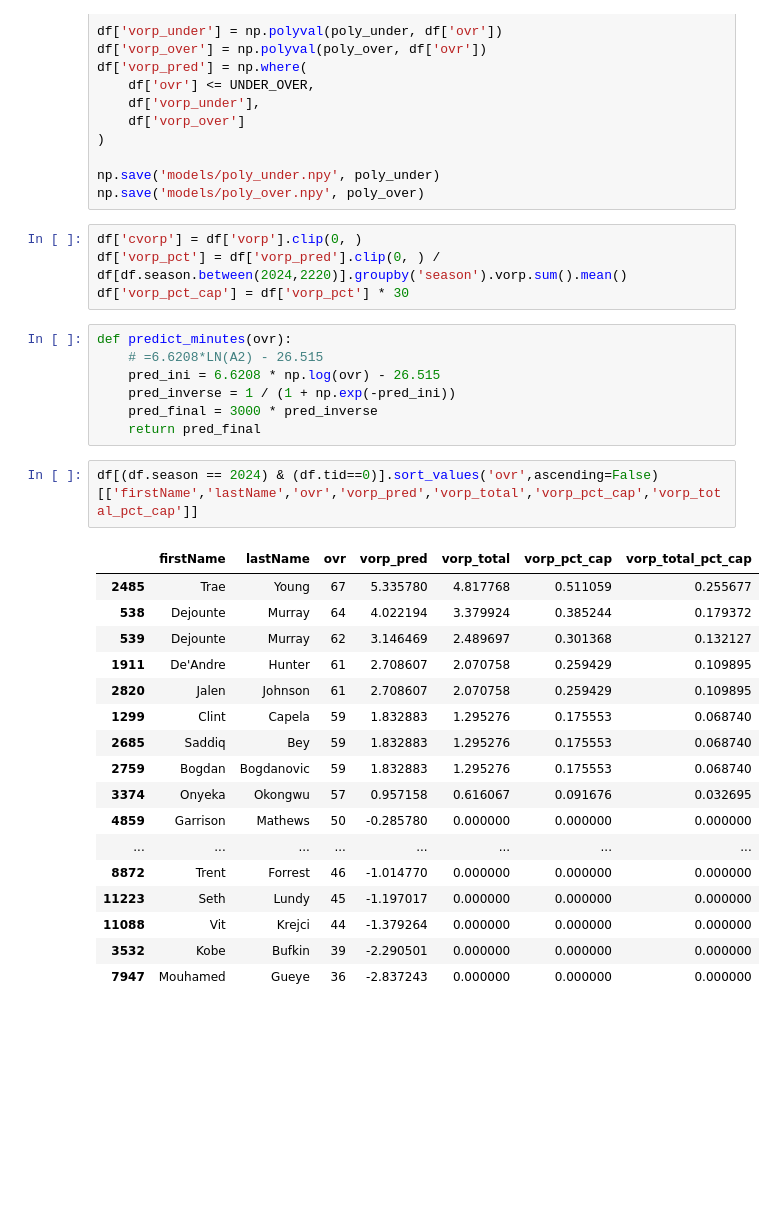
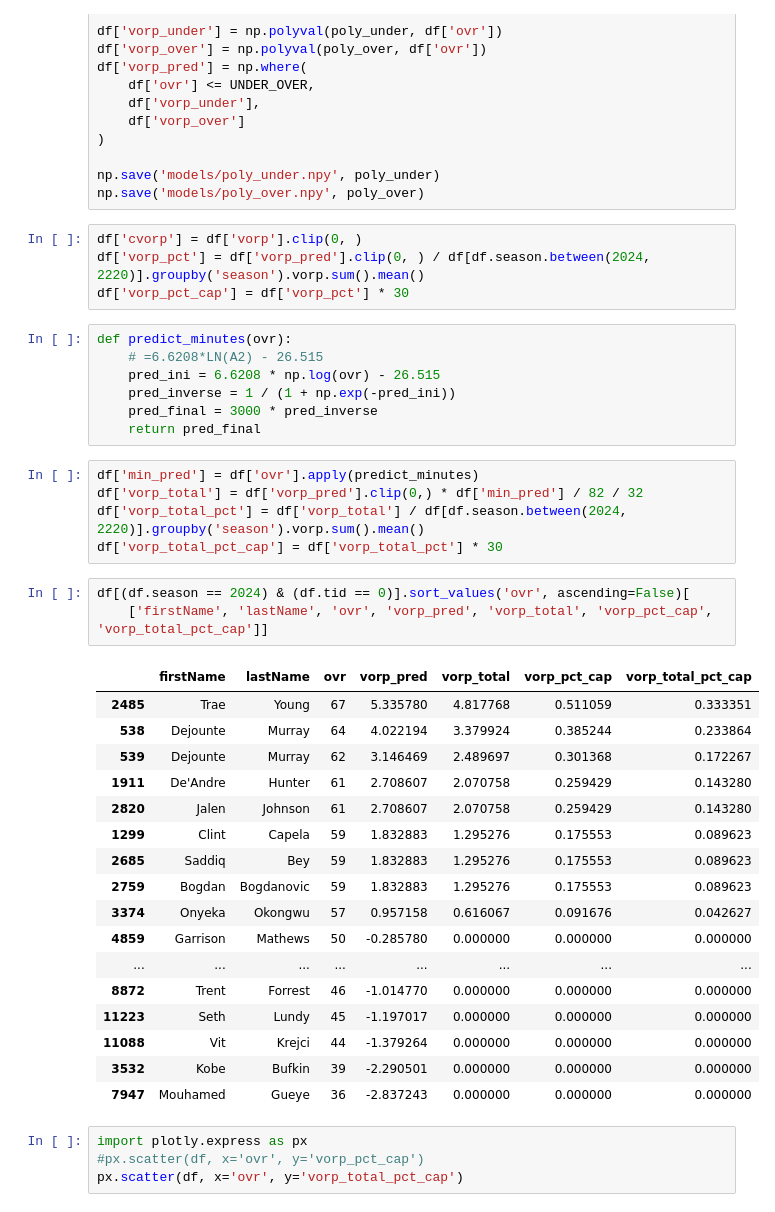
Before and after one commit to jrnastase410/streamlit-bbgm-basketball, a Jupyter notebook: notebooks/ovr_to_value.ipynb, the cells around one changed output. Saved outputs shown, nothing was run; the diff lists cells and outputs as text; blank space fills up the shorter version.

```diff
--- a/notebooks/ovr_to_value.ipynb
+++ b/notebooks/ovr_to_value.ipynb
@@ -45,7 +45,7 @@ np.save('models/poly_under.npy', poly_under)
 np.save('models/poly_over.npy', poly_over)
 # %%
 df['cvorp'] = df['vorp'].clip(0, )
-df['vorp_pct'] = df['vorp_pred'].clip(0, ) / df[df.season.between(2024,2220)].groupby('season').vorp.sum().mean()
+df['vorp_pct'] = df['vorp_pred'].clip(0, ) / df[df.season.between(2024, 2220)].groupby('season').vorp.sum().mean()
 df['vorp_pct_cap'] = df['vorp_pct'] * 30
 # %%
 def predict_minutes(ovr):
@@ -54,19 +54,25 @@ def predict_minutes(ovr):
     pred_inverse = 1 / (1 + np.exp(-pred_ini))
     pred_final = 3000 * pred_inverse
     return pred_final
+# %%
+df['min_pred'] = df['ovr'].apply(predict_minutes)
+df['vorp_total'] = df['vorp_pred'].clip(0,) * df['min_pred'] / 82 / 32
+df['vorp_total_pct'] = df['vorp_total'] / df[df.season.between(2024, 2220)].groupby('season').vorp.sum().mean()
+df['vorp_total_pct_cap'] = df['vorp_total_pct'] * 30
 # %%
-df[(df.season == 2024) & (df.tid==0)].sort_values('ovr',ascending=False)[['firstName','lastName','ovr','vorp_pred','vorp_total','vorp_pct_cap','vorp_total_pct_cap']]
+df[(df.season == 2024) & (df.tid == 0)].sort_values('ovr', ascending=False)[
+    ['firstName', 'lastName', 'ovr', 'vorp_pred', 'vorp_total', 'vorp_pct_cap', 'vorp_total_pct_cap']]
 # %% [output]
 |  | firstName | lastName | ovr | vorp_pred | vorp_total | vorp_pct_cap | vorp_total_pct_cap |
-| 2485 | Trae | Young | 67 | 5.335780 | 4.817768 | 0.511059 | 0.255677 |
-| 538 | Dejounte | Murray | 64 | 4.022194 | 3.379924 | 0.385244 | 0.179372 |
-| 539 | Dejounte | Murray | 62 | 3.146469 | 2.489697 | 0.301368 | 0.132127 |
-| 1911 | De'Andre | Hunter | 61 | 2.708607 | 2.070758 | 0.259429 | 0.109895 |
-| 2820 | Jalen | Johnson | 61 | 2.708607 | 2.070758 | 0.259429 | 0.109895 |
-| 1299 | Clint | Capela | 59 | 1.832883 | 1.295276 | 0.175553 | 0.068740 |
-| 2685 | Saddiq | Bey | 59 | 1.832883 | 1.295276 | 0.175553 | 0.068740 |
-| 2759 | Bogdan | Bogdanovic | 59 | 1.832883 | 1.295276 | 0.175553 | 0.068740 |
-| 3374 | Onyeka | Okongwu | 57 | 0.957158 | 0.616067 | 0.091676 | 0.032695 |
+| 2485 | Trae | Young | 67 | 5.335780 | 4.817768 | 0.511059 | 0.333351 |
+| 538 | Dejounte | Murray | 64 | 4.022194 | 3.379924 | 0.385244 | 0.233864 |
+| 539 | Dejounte | Murray | 62 | 3.146469 | 2.489697 | 0.301368 | 0.172267 |
+| 1911 | De'Andre | Hunter | 61 | 2.708607 | 2.070758 | 0.259429 | 0.143280 |
+| 2820 | Jalen | Johnson | 61 | 2.708607 | 2.070758 | 0.259429 | 0.143280 |
+| 1299 | Clint | Capela | 59 | 1.832883 | 1.295276 | 0.175553 | 0.089623 |
+| 2685 | Saddiq | Bey | 59 | 1.832883 | 1.295276 | 0.175553 | 0.089623 |
+| 2759 | Bogdan | Bogdanovic | 59 | 1.832883 | 1.295276 | 0.175553 | 0.089623 |
+| 3374 | Onyeka | Okongwu | 57 | 0.957158 | 0.616067 | 0.091676 | 0.042627 |
 | 4859 | Garrison | Mathews | 50 | -0.285780 | 0.000000 | 0.000000 | 0.000000 |
 | ... | ... | ... | ... | ... | ... | ... | ... |
 | 8872 | Trent | Forrest | 46 | -1.014770 | 0.000000 | 0.000000 | 0.000000 |
@@ -74,3 +80,7 @@ df[(df.season == 2024) & (df.tid==0)].sort_values('ovr',ascending=False)[['first
 | 11088 | Vit | Krejci | 44 | -1.379264 | 0.000000 | 0.000000 | 0.000000 |
 | 3532 | Kobe | Bufkin | 39 | -2.290501 | 0.000000 | 0.000000 | 0.000000 |
 | 7947 | Mouhamed | Gueye | 36 | -2.837243 | 0.000000 | 0.000000 | 0.000000 |
+# %%
+import plotly.express as px
+#px.scatter(df, x='ovr', y='vorp_pct_cap')
+px.scatter(df, x='ovr', y='vorp_total_pct_cap')
```
Also changed, not shown: parts of 2 cells of this notebook, 10 other files.
